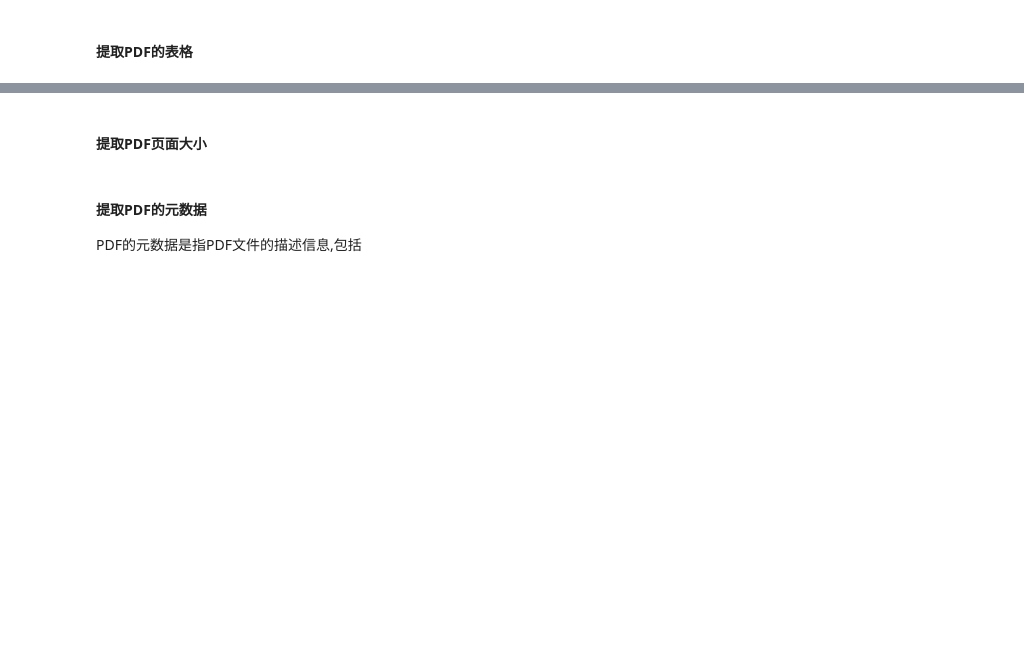
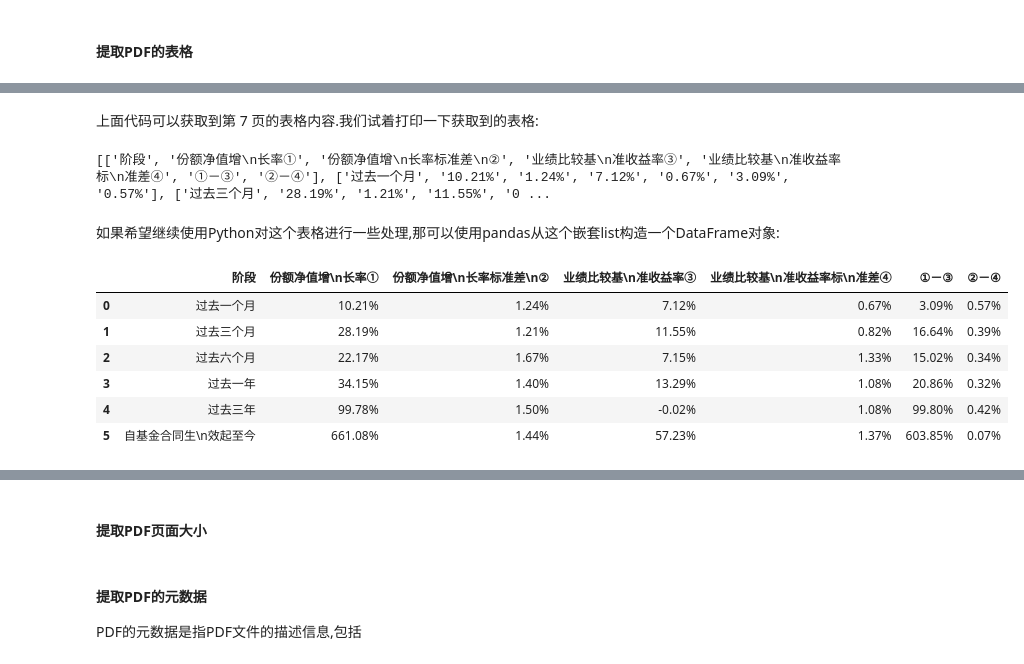
Before and after one commit to flashriver/team-learning-program, a Jupyter notebook: OfficeAutomation/task04.ipynb, the cells around one changed output, grey strips where cells are left out. Cells and saved outputs as stored; diff of their text form; code cells hidden in the pictures; blank space fills up the shorter version.

```diff
--- a/OfficeAutomation/task04.ipynb
+++ b/OfficeAutomation/task04.ipynb
@@ -351,0 +441,4 @@ Type:      method
+# %%
+with pdfplumber.open(r'D:\Py\OfficeAutomation\Python自动化办公（6月组队学习）.pdf') as pdf:
+    page = pdf.pages[0]
+    print(page.extract_text())
@@ -351,0 +448,5 @@ Type:      method
+# %%
+with pdfplumber.open(r'D:\Py\OfficeAutomation\Python自动化办公（6月组队学习）.pdf') as pdf:
+    page = pdf.pages[4]
+    print(page.extract_text())
+# 第二页中文未显示,第3,4,5页均正常
@@ -355,0 +475,30 @@ Type:      method
+# %%
+filepath = r'D:\Py\OfficeAutomation\data1\pdf\易方达中小盘混合型证券投资基金2020年中期报告.pdf'
+# %%
+with pdfplumber.open(filepath) as pdf:
+    # 获取第18页数据
+    page = pdf.pages[6]
+    # 如果一页有一个表格，设置表格的第一行为表头，其余为数据
+    table_info = page.extract_table()
+    #df_table = pd.DataFrame(table_info[1:], columns=table_info[0])
+    #df_table.to_csv('dmeo.csv', index=False, encoding='gbk')
+# %% [markdown]
+上面代码可以获取到第 7 页的表格内容.我们试着打印一下获取到的表格:
+# %%
+print(table_info)
+# %% [output]
+[['阶段', '份额净值增\n长率①', '份额净值增\n长率标准差\n②', '业绩比较基\n准收益率③', '业绩比较基\n准收益率标\n准差④', '①－③', '②－④'], ['过去一个月', '10.21%', '1.24%', '7.12%', '0.67%', '3.09%', '0.57%'], ['过去三个月', '28.19%', '1.21%', '11.55%', '0 ...
+# %% [markdown]
+如果希望继续使用Python对这个表格进行一些处理,那可以使用pandas从这个嵌套list构造一个DataFrame对象:
+# %%
+import pandas as pd
+df_table = pd.DataFrame(table_info[1:], columns=table_info[0])
+df_table
+# %% [output]
+|  | 阶段 | 份额净值增\n长率① | 份额净值增\n长率标准差\n② | 业绩比较基\n准收益率③ | 业绩比较基\n准收益率标\n准差④ | ①－③ | ②－④ |
+| 0 | 过去一个月 | 10.21% | 1.24% | 7.12% | 0.67% | 3.09% | 0.57% |
+| 1 | 过去三个月 | 28.19% | 1.21% | 11.55% | 0.82% | 16.64% | 0.39% |
+| 2 | 过去六个月 | 22.17% | 1.67% | 7.15% | 1.33% | 15.02% | 0.34% |
+| 3 | 过去一年 | 34.15% | 1.40% | 13.29% | 1.08% | 20.86% | 0.32% |
+| 4 | 过去三年 | 99.78% | 1.50% | -0.02% | 1.08% | 99.80% | 0.42% |
+| 5 | 自基金合同生\n效起至今 | 661.08% | 1.44% | 57.23% | 1.37% | 603.85% | 0.07% |
```
Also changed, not shown: parts of 33 cells of this notebook.
